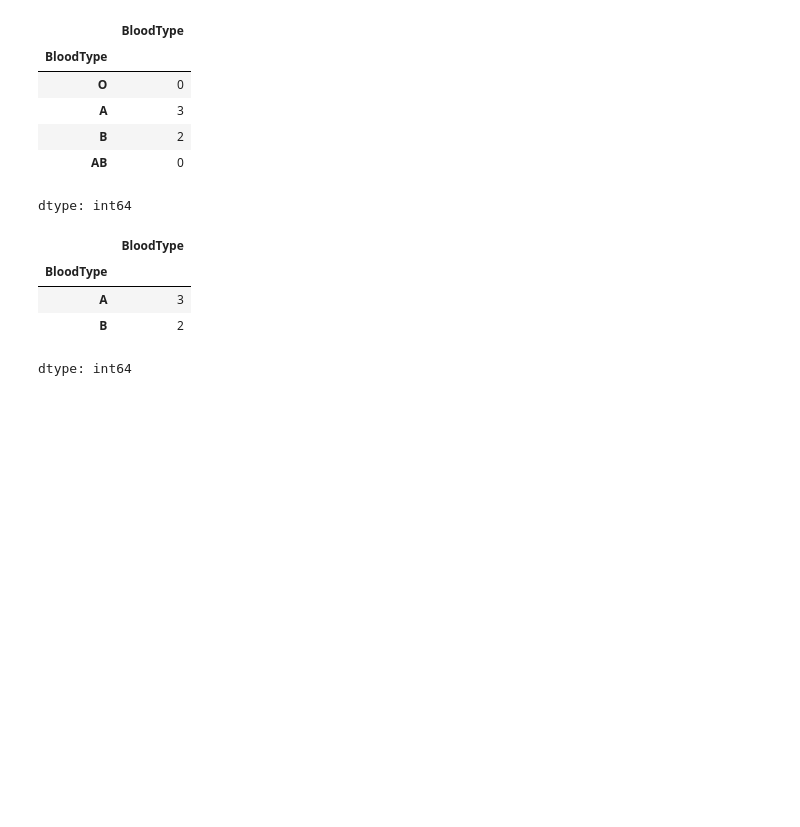
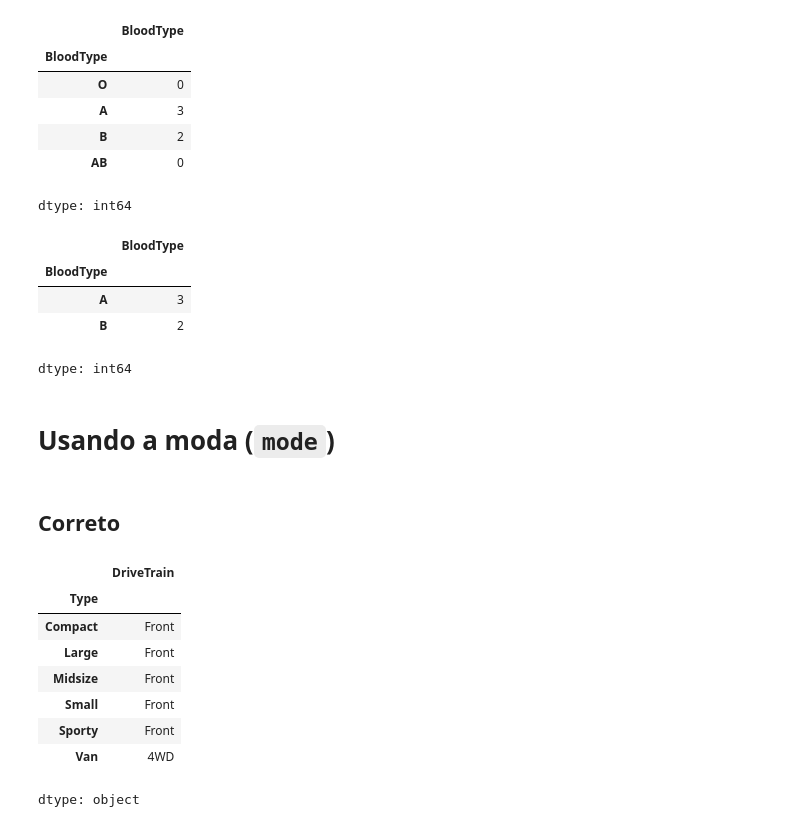
Before and after one commit to Rogerio-mack/IMT_CD_2026, a Jupyter notebook: hands_on_groupBy.ipynb, the cells around one changed output. Drawn from its saved outputs; the diff is of its cells as text; code cells hidden in the pictures; blank space fills up the shorter version.

```diff
--- a/hands_on_groupBy.ipynb
+++ b/hands_on_groupBy.ipynb
@@ -512,3 +512,19 @@ dtype: int64
 | A | 3 |
 | B | 2 |
 dtype: int64
+# %% [markdown]
+# Usando a moda (`mode`)
+# %% [markdown]
+## Correto
+# %%
+df.groupby(['Type'])['DriveTrain'].apply(lambda x: x.mode().iloc[0] if not x.mode().empty else None)
+# %% [output]
+|  | DriveTrain |
+| Type |  |
+| Compact | Front |
+| Large | Front |
+| Midsize | Front |
+| Small | Front |
+| Sporty | Front |
+| Van | 4WD |
+dtype: object
```
Also changed, not shown: parts of 2 cells of this notebook.
